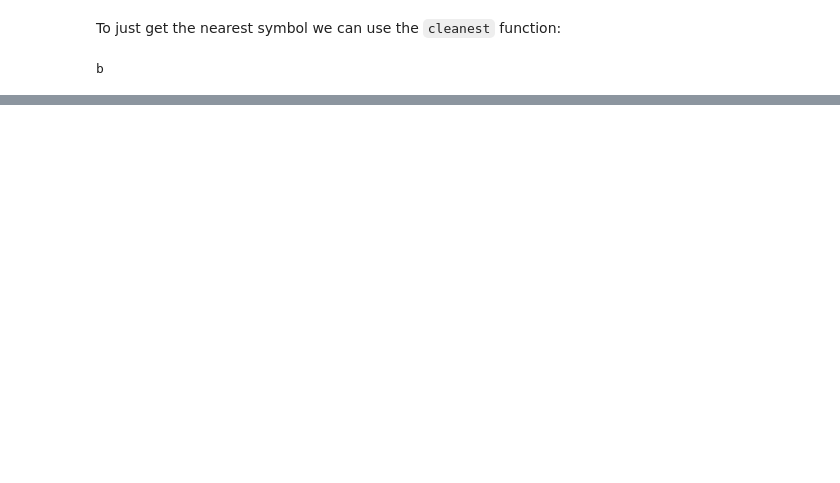
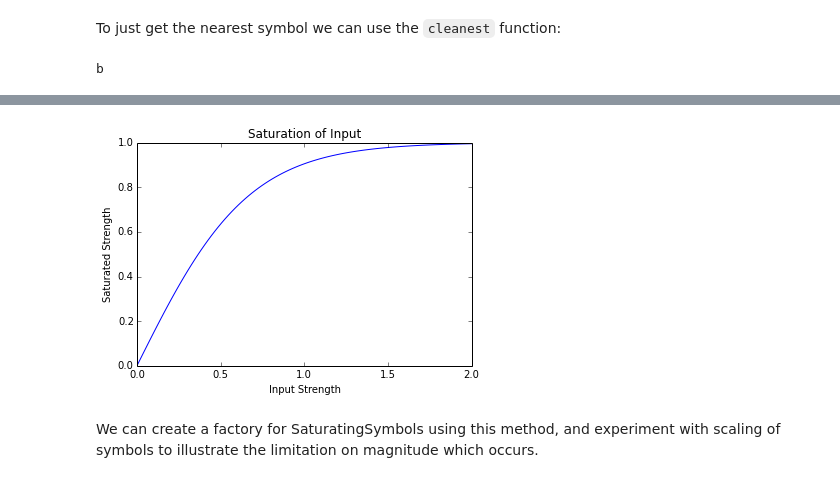
Before and after one commit to mundya/hrr-playground, a Jupyter notebook: Introduction and Usage of the Holographic Library.ipynb, the cells around one changed output, grey strips where cells are left out. Cells and saved outputs as stored; diff of their text form; code cells hidden in the pictures; blank space fills up the shorter version.

Commit message:
Addition of SaturatingSymbols

```diff
--- a/Introduction and Usage of the Holographic Library.ipynb
+++ b/Introduction and Usage of the Holographic Library.ipynb
@@ -144,0 +157,16 @@ b
+# %%
+sat = lambda x : -1 + 2./( 1 + e ** (-3*x) )
+
+xs = linspace( 0, 2, 100 )
+ys = sat( xs )
+
+figure()
+xlabel( "Input Strength" )
+ylabel( "Saturated Strength" )
+title( "Saturation of Input" )
+plot( xs, ys )
+show()
+# %% [output]
+[figure, added]
+# %% [markdown]
+We can create a factory for SaturatingSymbols using this method, and experiment with scaling of symbols to illustrate the limitation on magnitude which occurs.
```
Also changed, not shown: parts of 15 cells of this notebook, 1 other file.
